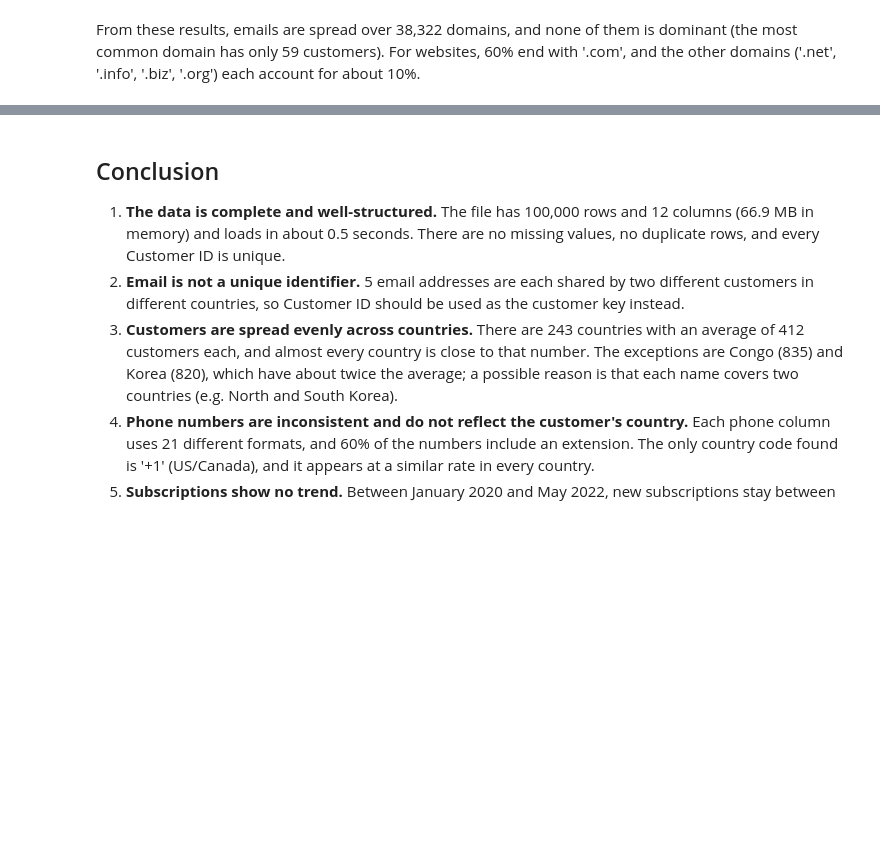
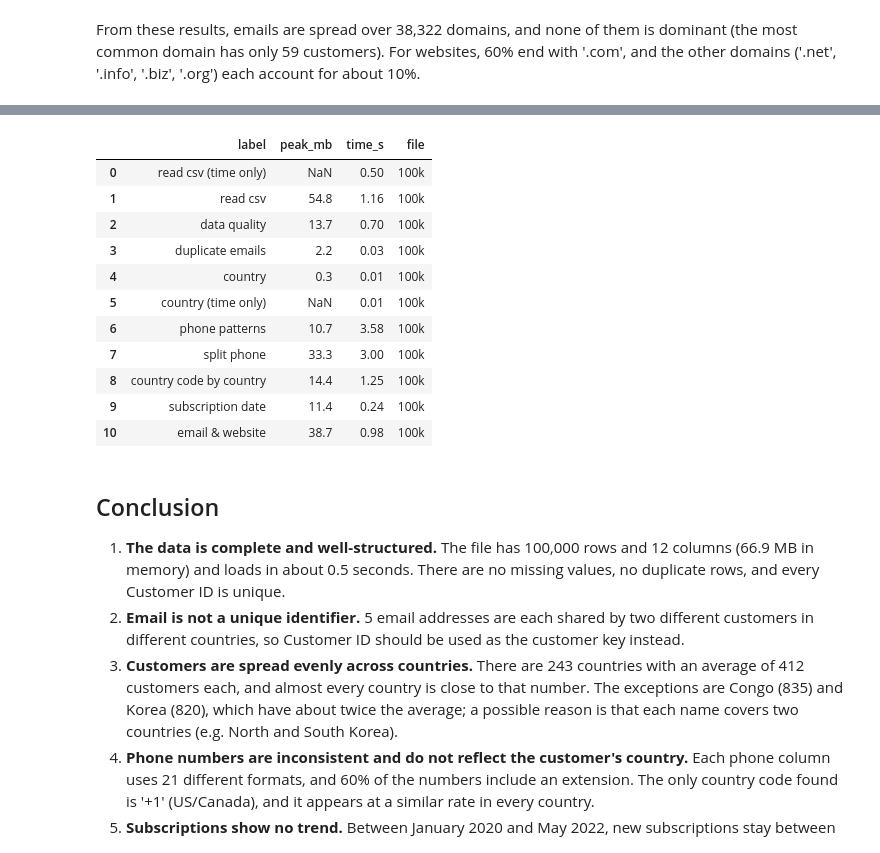
Before and after one commit to gregoriusbay/food-online-test, a Jupyter notebook: data-analytical-test/coding-1.ipynb, the cells around one changed output, grey strips where cells are left out. Drawn from its saved outputs; the diff is of its cells as text; code cells hidden in the pictures; blank space fills up the shorter version.

Commit message:
edit readme and data analysis

```diff
--- a/data-analytical-test/coding-1.ipynb
+++ b/data-analytical-test/coding-1.ipynb
@@ -2,4 +2,34 @@
 # Coding Test #1
 
 I'll start this test using customers-100000.csv with 100,000 rows. I'll analyze all of this collumns.
+# %%
+import time
+import tracemalloc
+from contextlib import contextmanager
+
+import pandas as pd
+
+PATH = r"D:\personal-project\food-online-test\data\customers-100000.csv"
+
+# List to save every measurement, it will be saved as csv at the end for question number 3
+results = []
+
+# Function to measure the time & peak memory of the code inside the "with" block
+# tracemalloc makes pandas slower, so use memory=False to get the real time
+@contextmanager
+def track(label, memory=True):
+    if memory:
+        tracemalloc.start()
+    start_time = time.time()
+    yield
+    end_duration = time.time() - start_time
+
+    peak_mb = None
+    if memory:
+        _, peak = tracemalloc.get_traced_memory()
+        tracemalloc.stop()
+        peak_mb = round(peak / 1e6, 1)
+
+    results.append({"label": label, "peak_mb": peak_mb, "time_s": round(end_duration, 2)})
+    print(f"[{label}] peak memory: {peak_mb} MB | time: {round(end_duration, 2)} seconds")
 # %%
@@ -343,3 +420,22 @@ From these results, emails are spread over 38,322 domains, and none of them is d
+# %%
+# Save every measurement, to be compared with coding-2 in question number 3
+df_results = pd.DataFrame(results)
+df_results["file"] = "100k"
+df_results.to_csv("results-100k.csv", index=False)
+display(df_results)
+# %% [output]
+|  | label | peak_mb | time_s | file |
+| 0 | read csv (time only) | NaN | 0.50 | 100k |
+| 1 | read csv | 54.8 | 1.16 | 100k |
+| 2 | data quality | 13.7 | 0.70 | 100k |
+| 3 | duplicate emails | 2.2 | 0.03 | 100k |
+| 4 | country | 0.3 | 0.01 | 100k |
+| 5 | country (time only) | NaN | 0.01 | 100k |
+| 6 | phone patterns | 10.7 | 3.58 | 100k |
+| 7 | split phone | 33.3 | 3.00 | 100k |
+| 8 | country code by country | 14.4 | 1.25 | 100k |
+| 9 | subscription date | 11.4 | 0.24 | 100k |
+| 10 | email & website | 38.7 | 0.98 | 100k |
 # %% [markdown]
 ## Conclusion
 
```
Also changed, not shown: parts of 10 cells of this notebook, 8 other files.
